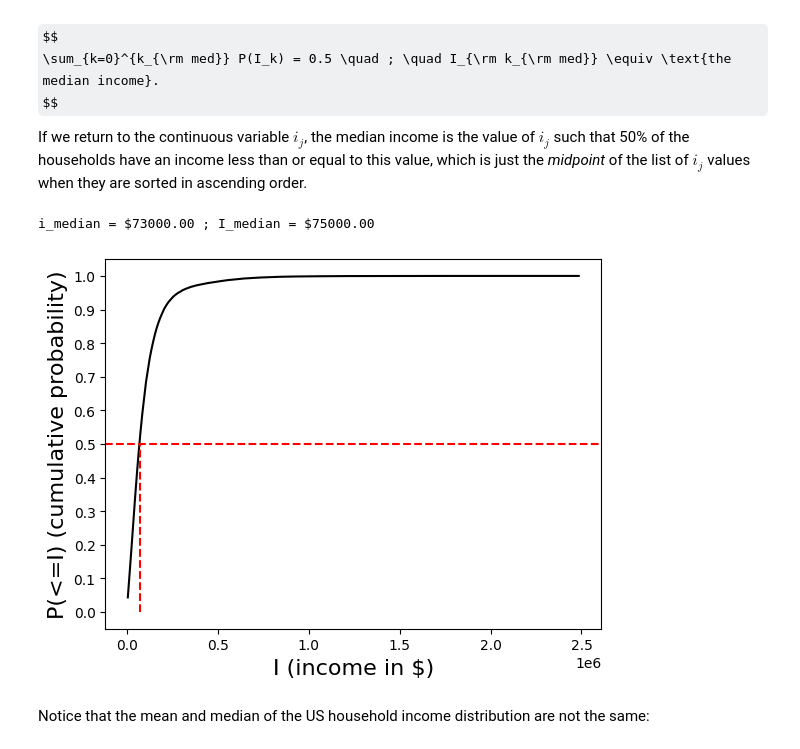
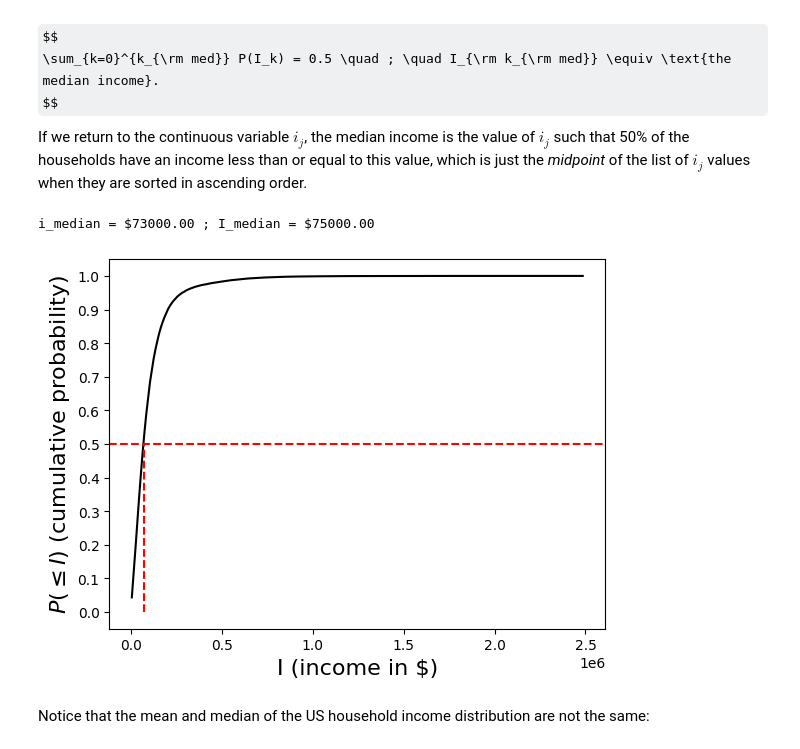
Before and after one commit to enigma-igm/Phys29, a Jupyter notebook: Phys29/lectures/Week7/01_probability.ipynb, the cells around one changed output. Drawn from its saved outputs; the diff is of its cells as text; code cells hidden in the pictures; some formulas as TeX source.

```diff
--- a/Phys29/lectures/Week7/01_probability.ipynb
+++ b/Phys29/lectures/Week7/01_probability.ipynb
@@ -171,24 +170,24 @@ If we return to the continuous variable $i_j$, the median income is the value of
 # %%
 from matplotlib.ticker import MultipleLocator
 # Two ways to compute the median
 i_median = np.median(incomes) # First way, from the original data
 # Second way, from histogram find the bin that contains 50% of the cumulative probability
 P_cumulative = np.cumsum(P_of_I)
-# Cumsum means P_cumulative[0] = P_of_I[0], P_cumulative[1] = P_of_I[0] + P_of_I[1], etc.
+# Cumsum means P_cumulative[0] = P_of_I[0]; P_cumulative[1] = P_of_I[0] + P_of_I[1], etc.
 # Find the first bin where the cumulative probability exceeds 0.5
 k_med = np.argmax(P_cumulative > 0.5) # This takes the first element of the array where the condition is true
 I_median = I_centers[k_med]
 plt.plot(I_centers, P_cumulative, 'k-')
 plt.xlabel('I (income in $)', fontsize=16)
-plt.ylabel('P(<=I) (cumulative probability)', fontsize=16)
+plt.ylabel(r'$P(\leq I)$ (cumulative probability)', fontsize=16)
 plt.axhline(0.5, color='red', linestyle='--')
 plt.plot([i_median, i_median],[0.0, 0.5], color='red', linestyle='--')
 # Set the major tick mark spacing on the y-axis to 0.1
 plt.gca().yaxis.set_major_locator(MultipleLocator(0.1))
 print(f'i_median = ${i_median:.2f} ; I_median = ${I_median:.2f}')
 # %% [output]
 i_median = $73000.00 ; I_median = $75000.00
-[figure, old version]
+[figure, new version]
 # %% [markdown]
 Notice that the mean and median of the US household income distribution are not the same:
 # %%
```
Also changed, not shown: parts of 15 cells of this notebook, 1 other file.
